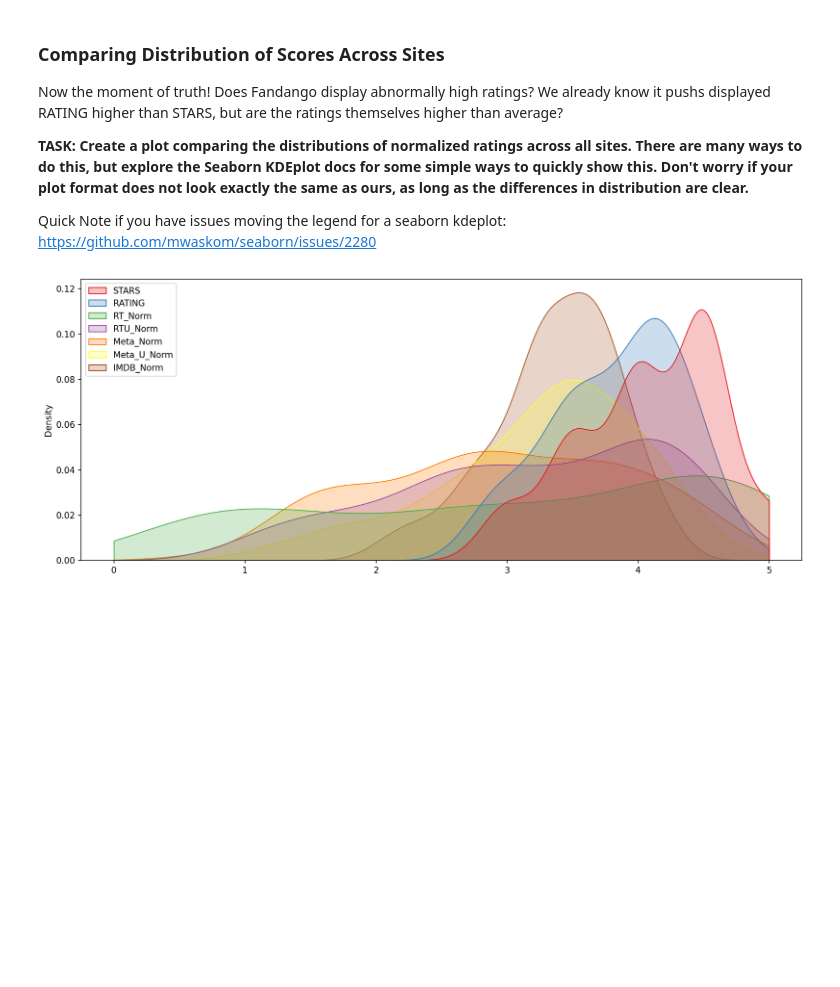
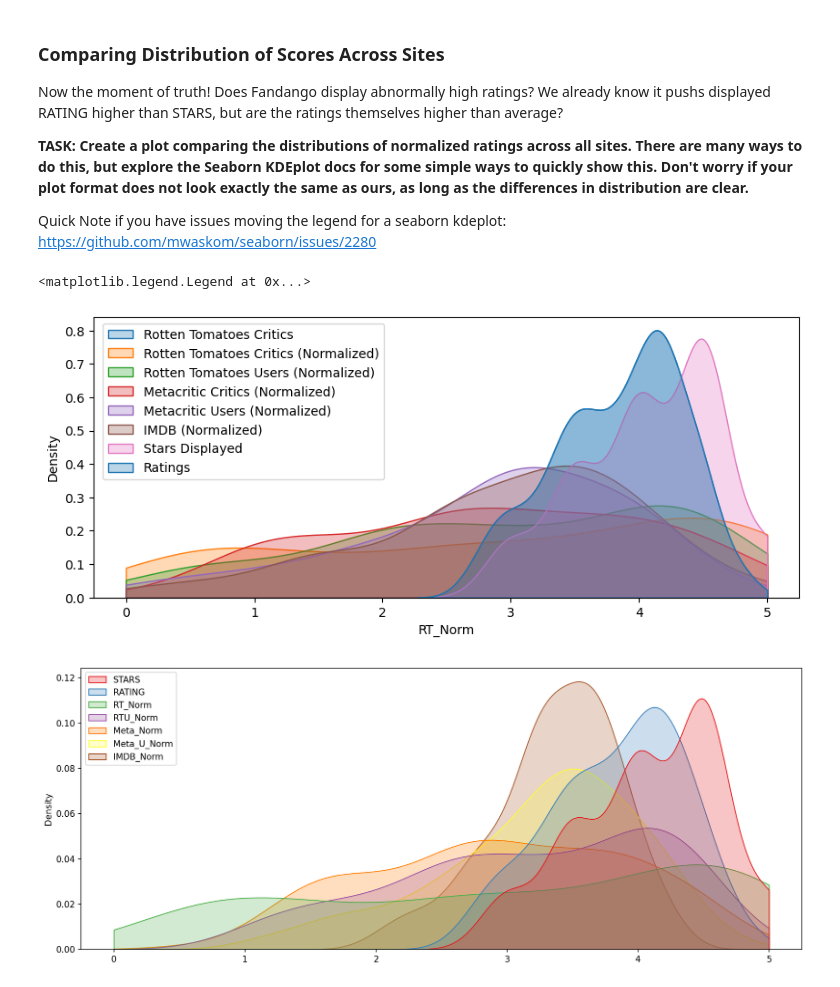
Before and after one commit to Cotidie/STEADY, a Jupyter notebook: data-science/04-movie-rating-project.ipynb, the cells around one changed output. Drawn from its saved outputs; the diff is of its cells as text; code cells hidden in the pictures; blank space fills up the shorter version.

```diff
--- a/data-science/04-movie-rating-project.ipynb
+++ b/data-science/04-movie-rating-project.ipynb
@@ -569,2 +558,7 @@ df['RT_Norms'] = scaler.fit_transform(df[['RottenTomatoes']])
+# %%
+df['Meta_Norm'] = scaler.fit_transform(df[['Metacritic']])
+df['Meta_Norm_User'] = scaler.fit_transform(df[['Metacritic_User']])
+# %%
+df['IMDB_Norm'] = scaler.fit_transform(df[['IMDB']])
 # %% [markdown]
 **TASK: Now create a norm_scores DataFrame that only contains the normalizes ratings. Include both STARS and RATING from the original Fandango table.**
@@ -580,0 +565,2 @@ df['RT_Norms'] = scaler.fit_transform(df[['RottenTomatoes']])
+# %%
+norm_scores = df[['FILM', 'RATING', 'STARS', 'RATING', 'RT_Norm', 'RT_Norm_User', 'Meta_Norm', 'Meta_Norm_User', 'IMDB_Norm']]
@@ -580,0 +591,2 @@ df['RT_Norms'] = scaler.fit_transform(df[['RottenTomatoes']])
+# %%
+norm_scores[['RT_Norm', 'RT_Norm_User', 'Meta_Norm', 'Meta_Norm_User', 'IMDB_Norm']] *= 5
@@ -593,3 +625,33 @@ Quick Note if you have issues moving the legend for a seaborn kdeplot: https://g
+# %%
+plt.figure(figsize=(10, 4))
+sns.kdeplot(
+    data=norm_scores['RATING'], fill=True, alpha=0.3, label='Rotten Tomatoes Critics', clip=(0, 5)
+)
+sns.kdeplot(
+    data=norm_scores['RT_Norm'], fill=True, alpha=0.3, label='Rotten Tomatoes Critics (Normalized)', clip=(0, 5)
+)
+sns.kdeplot(
+    data=norm_scores['RT_Norm_User'], fill=True, alpha=0.3, label='Rotten Tomatoes Users (Normalized)', clip=(0, 5)
+)
+sns.kdeplot(
+    data=norm_scores['Meta_Norm'], fill=True, alpha=0.3, label='Metacritic Critics (Normalized)', clip=(0, 5)
+)
+sns.kdeplot(
+    data=norm_scores['Meta_Norm_User'], fill=True, alpha=0.3, label='Metacritic Users (Normalized)', clip=(0, 5)
+)
+sns.kdeplot(
+    data=norm_scores['IMDB_Norm'], fill=True, alpha=0.3, label='IMDB (Normalized)', clip=(0, 5)
+)
+sns.kdeplot(
+    data=norm_scores['STARS'], fill=True, alpha=0.3, label='Stars Displayed', clip=(0, 5)
+)
+sns.kdeplot(
+    data=norm_scores['RATING'], fill=True, alpha=0.3, label='Ratings', clip=(0, 5)
+)
+plt.legend(bbox_to_anchor=(0.42, 1))
+# %% [output]
+<matplotlib.legend.Legend at 0x...>
+[figure, added]
 # %%
 # %% [output]
 [figure]
```
Also changed, not shown: parts of 12 cells of this notebook, 6 other files.
